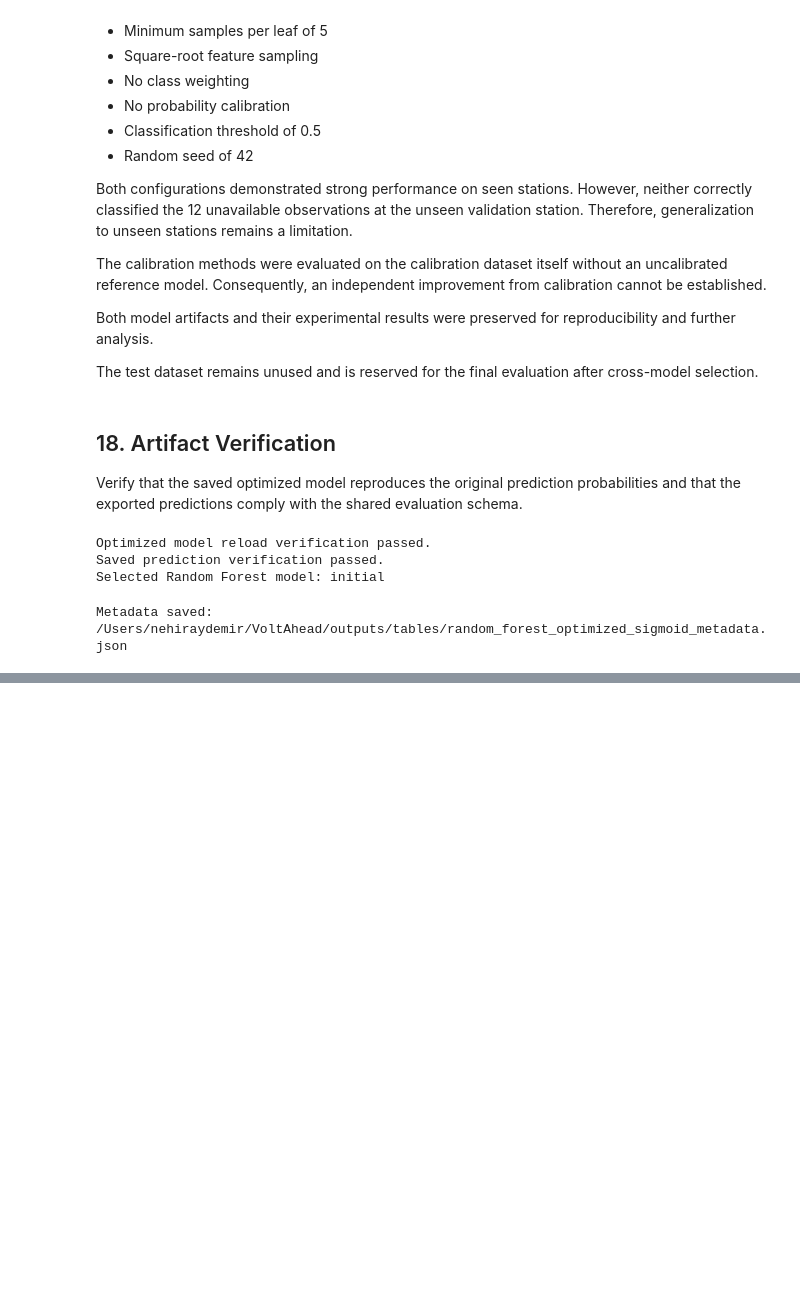
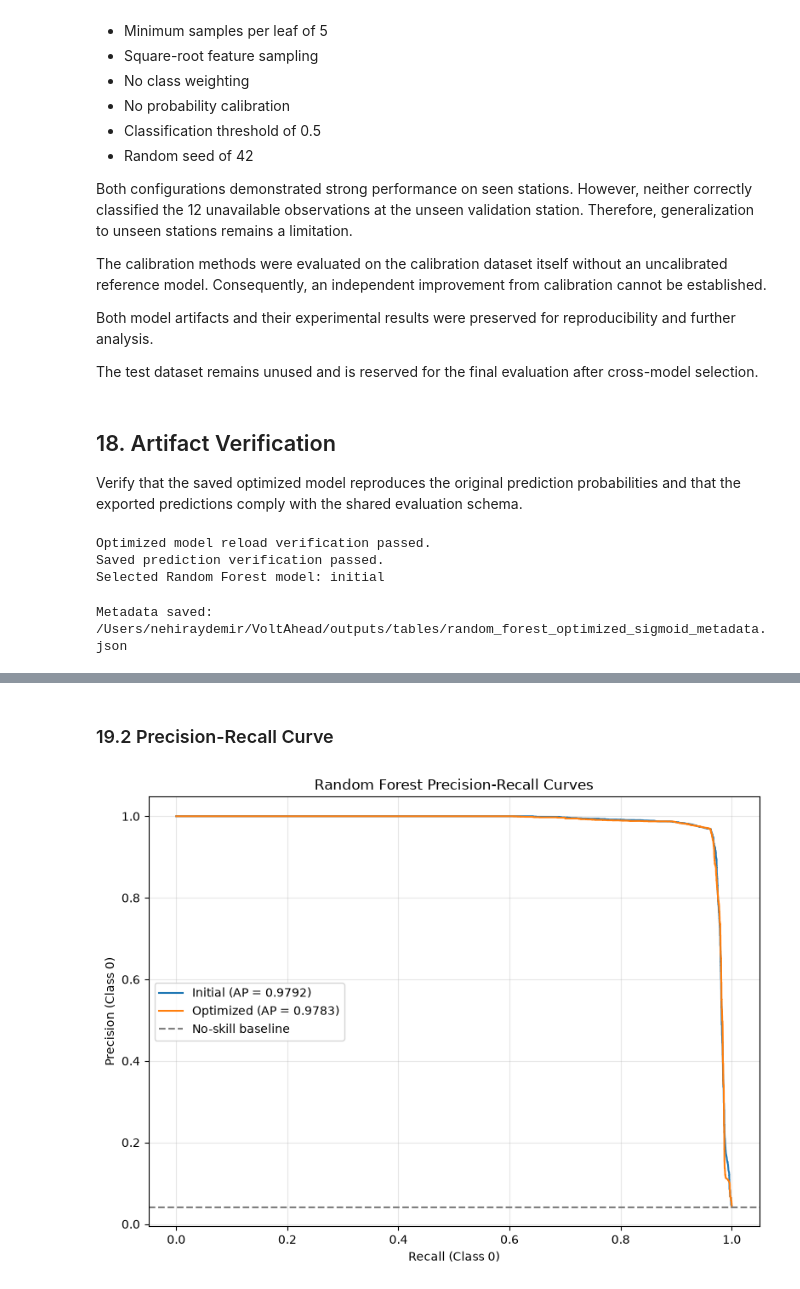
Before and after one commit to sametsav/VoltAhead, a Jupyter notebook: notebooks/07_random_forest.ipynb, the cells around one changed output, grey strips where cells are left out. Cells and saved outputs as stored; diff of their text form; code cells hidden in the pictures; blank space fills up the shorter version.

```diff
--- a/notebooks/07_random_forest.ipynb
+++ b/notebooks/07_random_forest.ipynb
@@ -2805,0 +2865,51 @@ Metadata saved: /Users/nehiraydemir/VoltAhead/outputs/tables/random_forest_optim
+# %% [markdown]
+### 19.2 Precision-Recall Curve
+# %%
+from sklearn.metrics import precision_recall_curve, average_precision_score
+
+plt.figure(figsize=(8, 6))
+
+for name, predictions in rf_predictions.items():
+
+    y_unavailable = (predictions["y_true"] == 0).astype(int)
+    p_unavailable = 1 - predictions["y_prob"]
+
+    precision, recall, _ = precision_recall_curve(
+        y_unavailable,
+        p_unavailable
+    )
+
+    ap = average_precision_score(
+        y_unavailable,
+        p_unavailable
+    )
+
+    plt.plot(
+        recall,
+        precision,
+        label=f"{name} (AP = {ap:.4f})"
+    )
+
+plt.axhline(
+    y_unavailable.mean(),
+    linestyle="--",
+    color="gray",
+    label="No-skill baseline"
+)
+
+plt.xlabel("Recall (Class 0)")
+plt.ylabel("Precision (Class 0)")
+plt.title("Random Forest Precision-Recall Curves")
+plt.legend()
+plt.grid(alpha=0.3)
+plt.tight_layout()
+
+plt.savefig(
+    FIGURE_DIR / "random_forest_pr_curves.png",
+    dpi=300,
+    bbox_inches="tight"
+)
+
+plt.show()
+# %% [output]
+[figure, added]
```
Also changed, not shown: parts of 6 cells of this notebook, 3 other files.
